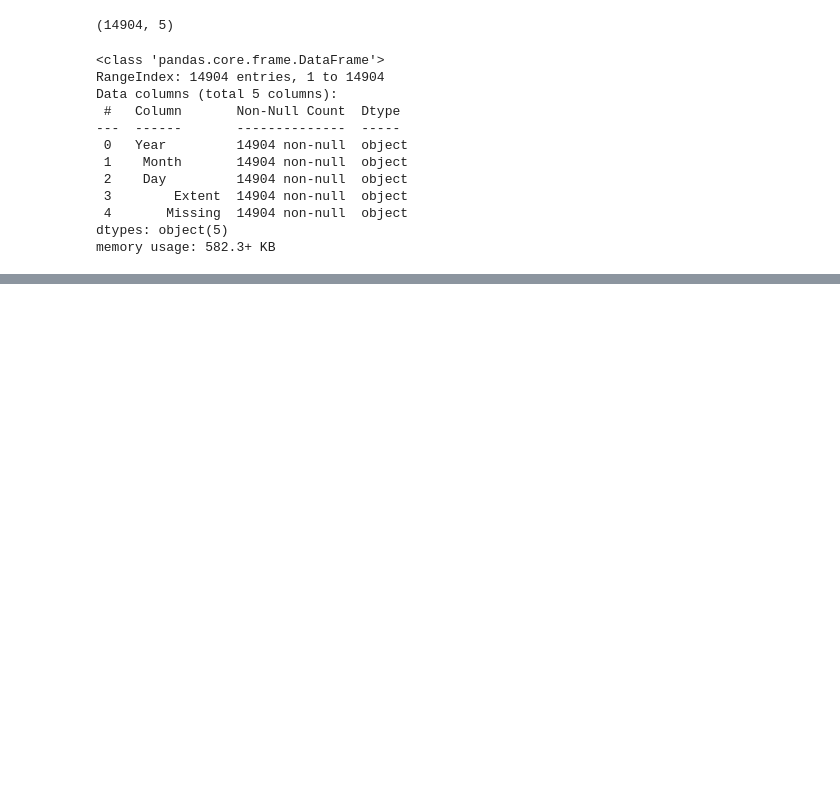
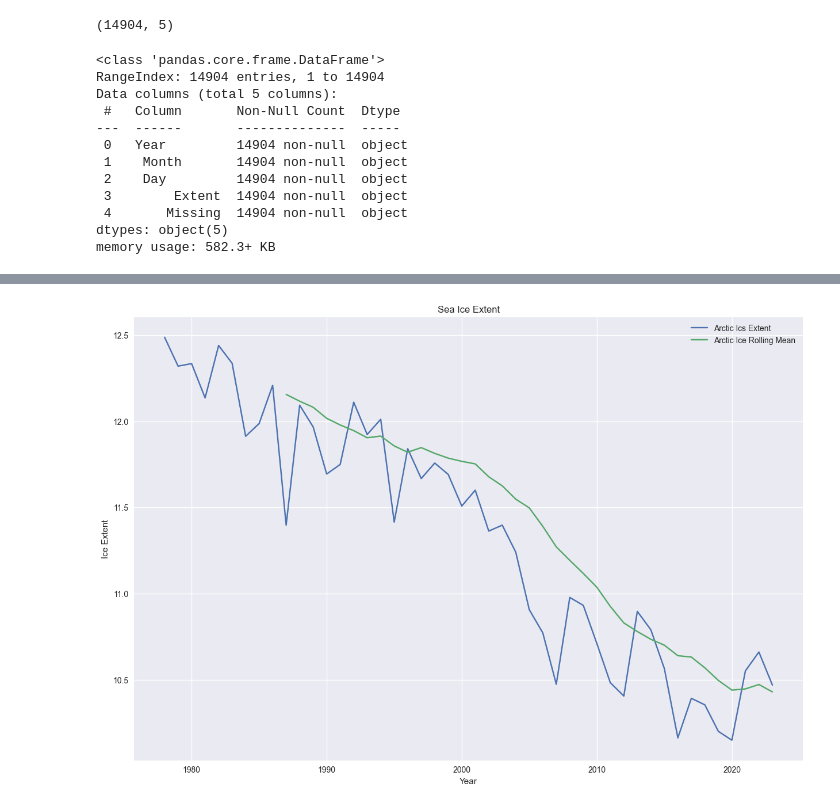
Before and after one commit to dilancroos/ice_extent, a Jupyter notebook: sea_ice.ipynb, the cells around one changed output, grey strips where cells are left out. Cells and saved outputs as stored; diff of their text form; code cells hidden in the pictures; blank space fills up the shorter version.

Commit message:
Mod: Updated the Plots

```diff
--- a/sea_ice.ipynb
+++ b/sea_ice.ipynb
@@ -295,3 +298,0 @@ n_seaice_clean.describe()
-# %%
-n_seaice_clean['Extent_rolling'] = n_seaice_clean['     Extent'].rolling(11).mean()
-n_seaice_clean.head(20)
@@ -316,4 +315,4 @@ n_seaice_clean.head(20)
 # %%
-north_ice = n_seaice_clean.groupby(['Year']).mean()
-north_ice.head()
+n_seaice_grouped = n_seaice_clean.groupby(['Year']).mean()
+n_seaice_grouped.tail()
 # %% [output]
@@ -321,2 +326,20 @@ TypeError: agg function failed [how->mean,dtype->object]
+# %%
+# remove last row
+n_seaice_grouped = n_seaice_grouped[:-1]
+# %%
+# plot the rolling mean of the sea ice extent
+
+# plot the data
+plt.style.use('seaborn-v0_8')
+plt.figure(figsize=(15, 10))
+plt.plot(n_seaice_grouped['Extent'], label='Arctic Ics Extent')
+plt.plot(n_seaice_grouped['Extent'].rolling(window=10).mean(), label='Arctic Ice Rolling Mean')
+plt.xlabel('Year')
+plt.ylabel('Ice Extent')
+plt.title('Sea Ice Extent')
+plt.legend()
+plt.show()
+# %% [output]
+[figure, added]
 # %%
 n_seaice_clean['Year'].unique()
```
Also changed, not shown: parts of 22 cells of this notebook.
